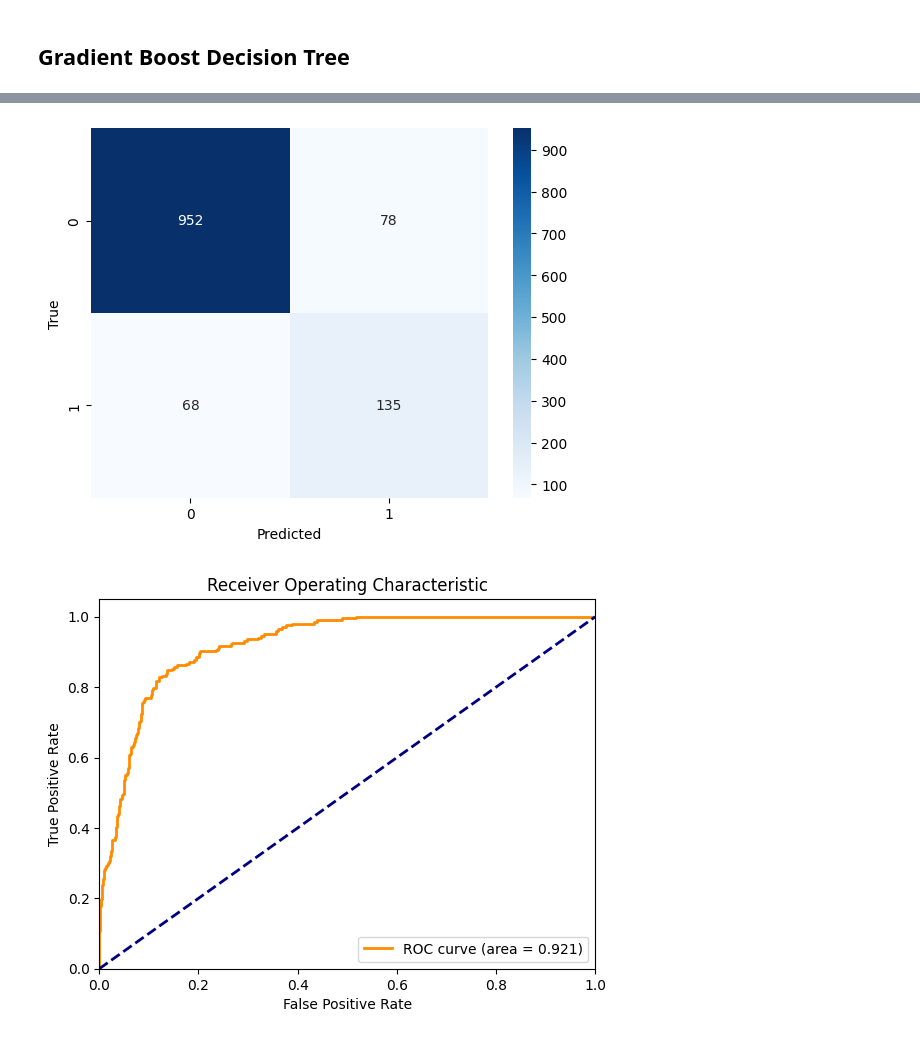
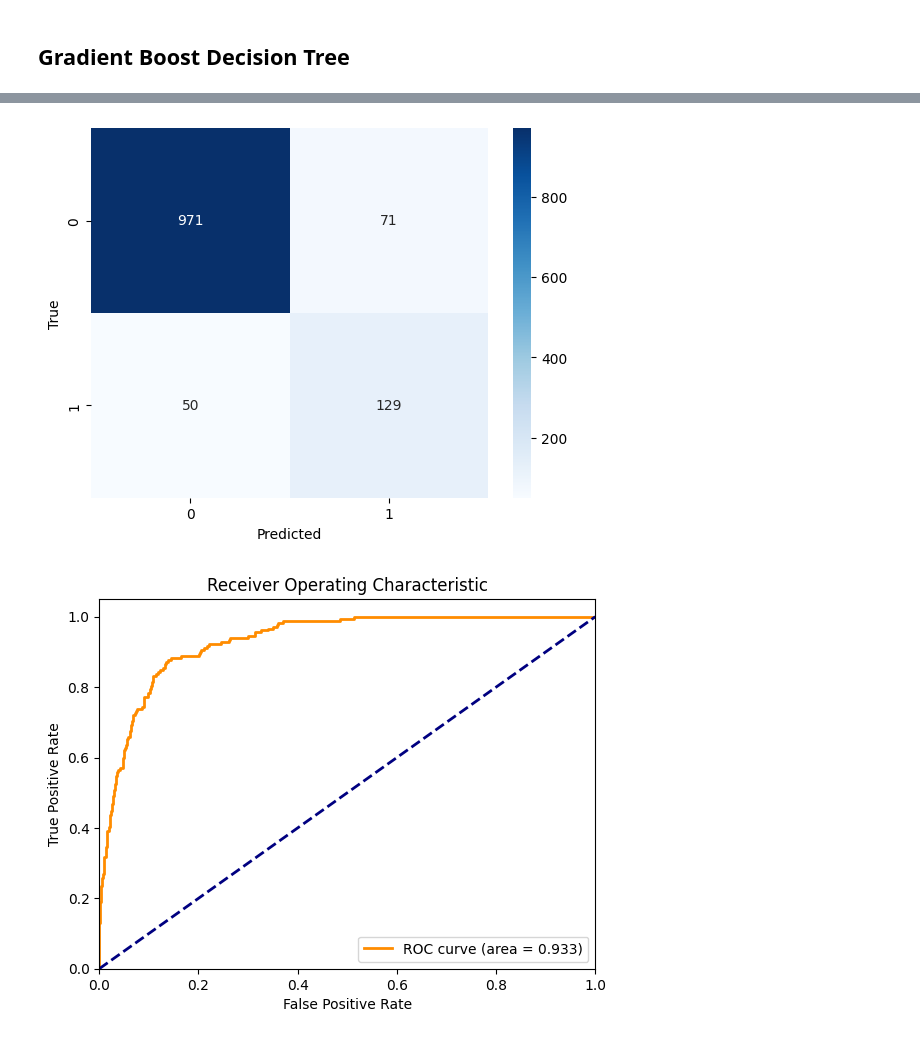
Before and after one commit to YuanqiSun0102/ORIE5741Project, a Jupyter notebook: Models.ipynb, the cells around one changed output, grey strips where cells are left out. Drawn from its saved outputs; the diff is of its cells as text; code cells hidden in the pictures.

```diff
--- a/Models.ipynb
+++ b/Models.ipynb
@@ -5,6 +5,7 @@ import matplotlib.pyplot as plt
 import seaborn as sns
 # %%
 df = pd.read_csv('online_shoppers_intention.csv')
+df.drop_duplicates(inplace=True, keep = 'first')
 # %% [markdown]
 ### Turn string type to int/float
 # %%
@@ -81,7 +82,7 @@ def evaluate(y_val, y_pred, y_probs):
     plt.show()
 
 def grid_search(param_grid, pipe, X_train, y_train):
-    grid_search = GridSearchCV(estimator=pipe, param_grid=param_grid, cv=5, scoring='accuracy', verbose=2)
+    grid_search = GridSearchCV(estimator=pipe, param_grid=param_grid, cv=5, scoring='roc_auc', verbose=0)
 
     grid_search.fit(X_train, y_train)
 
@@ -264,10 +237,10 @@ param_grid = {
     'classifier__max_depth': [5, 10, None],
 }
 
-best_estimator = grid_search(param_grid, pipe, X_train, y_train)
+best_estimator_gbdt = grid_search(param_grid, pipe, X_train, y_train)
 
-y_pred = best_estimator.predict(X_val)
-y_probs = best_estimator.predict_proba(X_val)[:, 1]  # the probability of the positive class
+y_pred = best_estimator_gbdt.predict(X_val)
+y_probs = best_estimator_gbdt.predict_proba(X_val)[:, 1]  # the probability of the positive class
 
 evaluate(y_val, y_pred, y_probs)
 # %% [output]
@@ -291,2 +257,2 @@ weighted avg      0.884     0.882     0.883      1233
-[figure, old version]
+[figure, new version]
-[figure, old version]
+[figure, new version]
```
Also changed, not shown: parts of 6 cells of this notebook.
